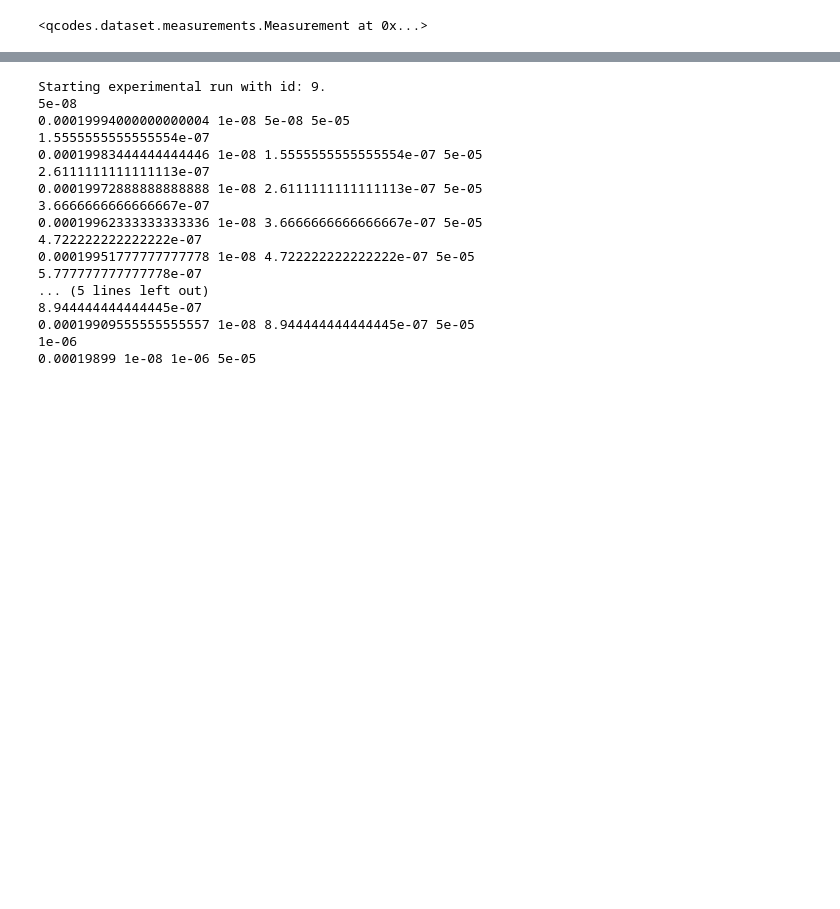
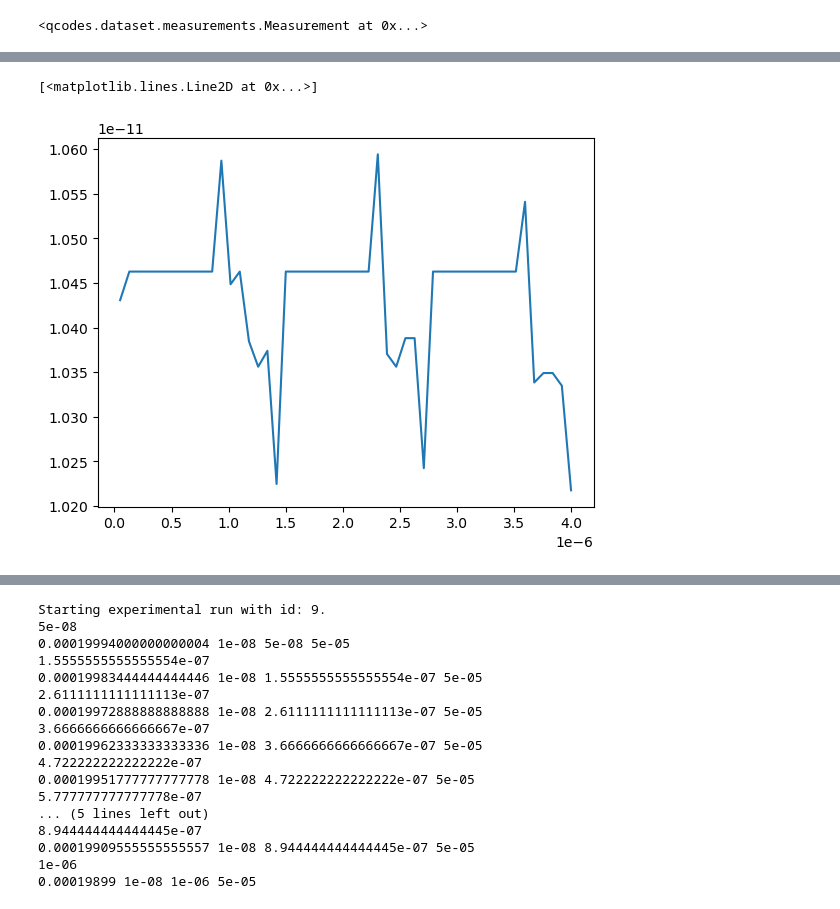
Before and after one commit to liuqiyucn/NV_Lab_Codes, a Jupyter notebook: Lab 2 Templates/Rabi Oscillations Lab 2.ipynb, the cells around one changed output, grey strips where cells are left out. Saved outputs shown, nothing was run; the diff lists cells and outputs as text; code cells hidden in the pictures; blank space fills up the shorter version.

```diff
--- a/Lab 2 Templates/Rabi Oscillations Lab 2.ipynb
+++ b/Lab 2 Templates/Rabi Oscillations Lab 2.ipynb
@@ -189,0 +269,5 @@ pulse_blaster.plot_channel_buffer()   #This function plots the newly defined pul
+# %%
+plt.plot(pd.read_csv("rabi_test_2.csv")["Pulselength"], pd.read_csv("rabi_test_2.csv")["Signal"])
+# %% [output]
+[<matplotlib.lines.Line2D at 0x...>]
+[figure, added]
```
Also changed, not shown: parts of 12 cells of this notebook, 7 other files.
